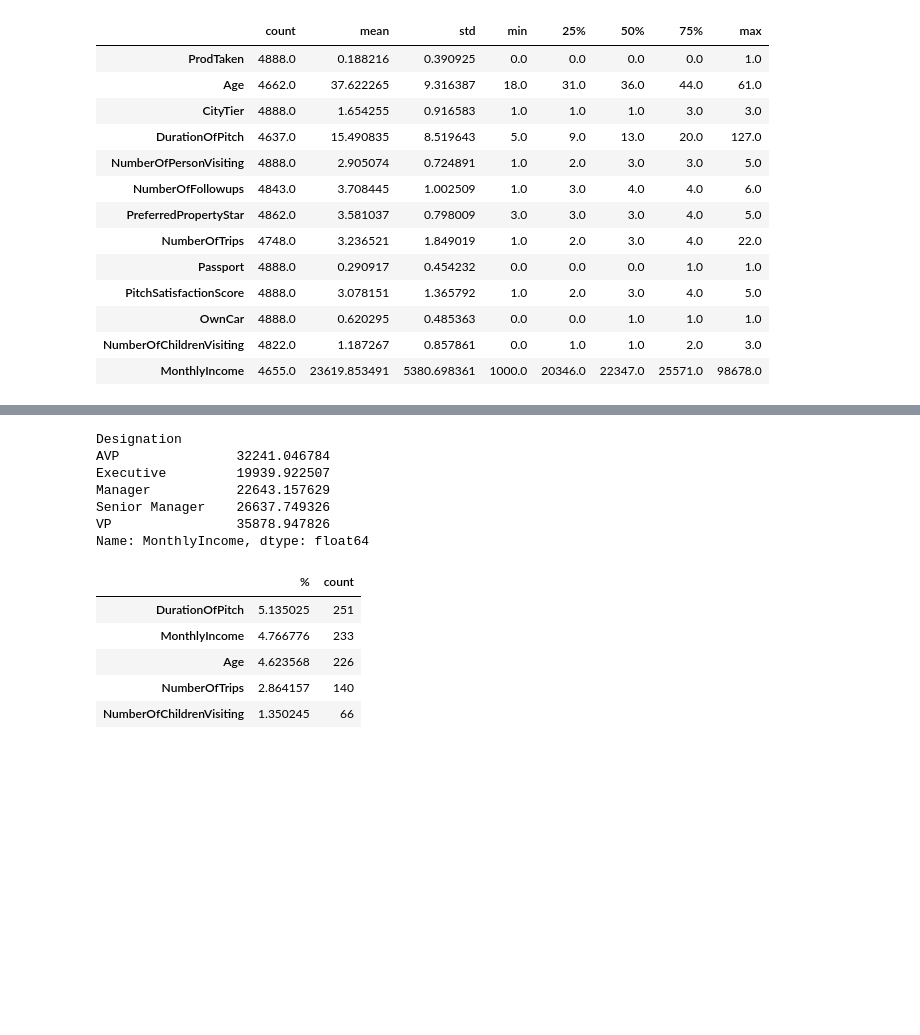
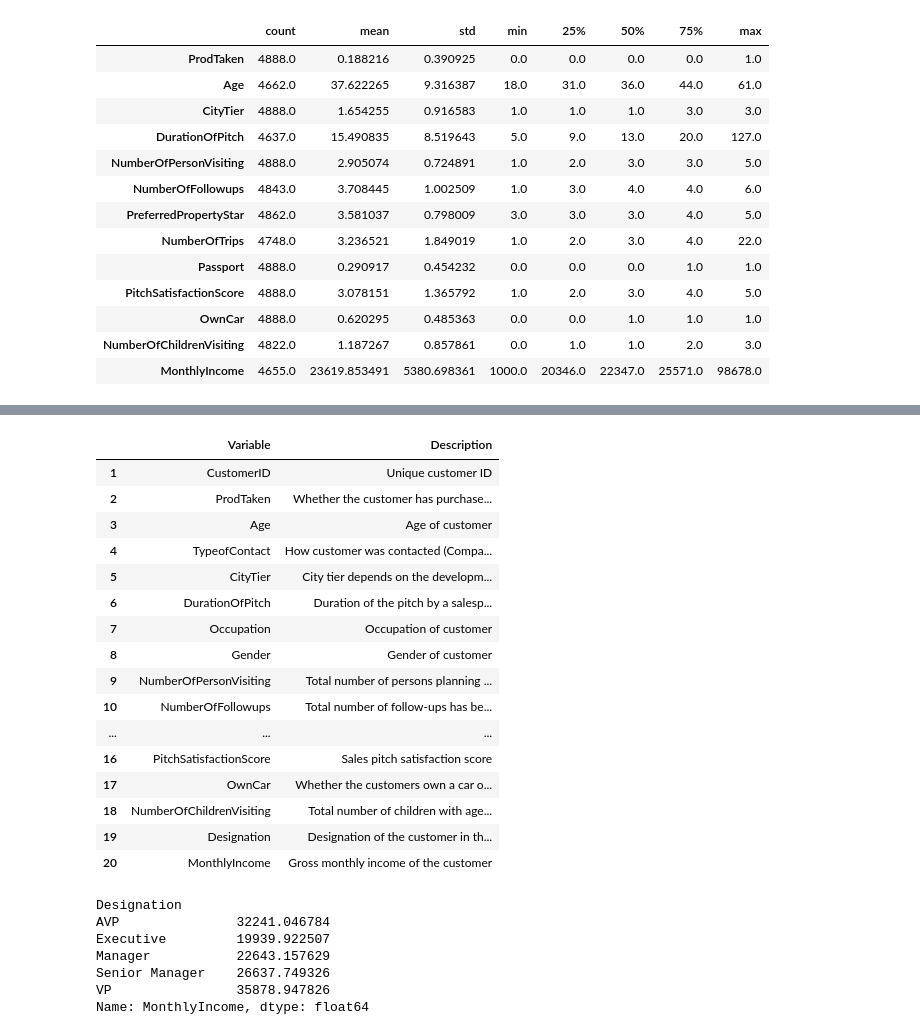
Before and after one commit to jarato123/AI-Class, a Jupyter notebook: Ensemble Techniques/ET Final Project/ET Final Project.ipynb, the cells around one changed output, grey strips where cells are left out. Drawn from its saved outputs; the diff is of its cells as text; code cells hidden in the pictures; blank space fills up the shorter version.

```diff
--- a/Ensemble Techniques/ET Final Project/ET Final Project.ipynb
+++ b/Ensemble Techniques/ET Final Project/ET Final Project.ipynb
@@ -110,3 +185,23 @@ df.describe().T
+# %%
+dic.head(21)
+# %% [output]
+|  | Variable | Description |
+| 1 | CustomerID | Unique customer ID |
+| 2 | ProdTaken | Whether the customer has purchase... |
+| 3 | Age | Age of customer |
+| 4 | TypeofContact | How customer was contacted (Compa... |
+| 5 | CityTier | City tier depends on the developm... |
+| 6 | DurationOfPitch | Duration of the pitch by a salesp... |
+| 7 | Occupation | Occupation of customer |
+| 8 | Gender | Gender of customer |
+| 9 | NumberOfPersonVisiting | Total number of persons planning ... |
+| 10 | NumberOfFollowups | Total number of follow-ups has be... |
+| ... | ... | ... |
+| 16 | PitchSatisfactionScore | Sales pitch satisfaction score |
+| 17 | OwnCar | Whether the customers own a car o... |
+| 18 | NumberOfChildrenVisiting | Total number of children with age... |
+| 19 | Designation | Designation of the customer in th... |
+| 20 | MonthlyIncome | Gross monthly income of the customer |
 # %%
 #Remove
 df.groupby("Designation").mean()["MonthlyIncome"]
@@ -127,9 +215,0 @@ missing['count'] = df.isnull().sum()
-# %%
-missing.head()
-# %% [output]
-|  | % | count |
-| DurationOfPitch | 5.135025 | 251 |
-| MonthlyIncome | 4.766776 | 233 |
-| Age | 4.623568 | 226 |
-| NumberOfTrips | 2.864157 | 140 |
-| NumberOfChildrenVisiting | 1.350245 | 66 |
```
Also changed, not shown: parts of 5 cells of this notebook.
